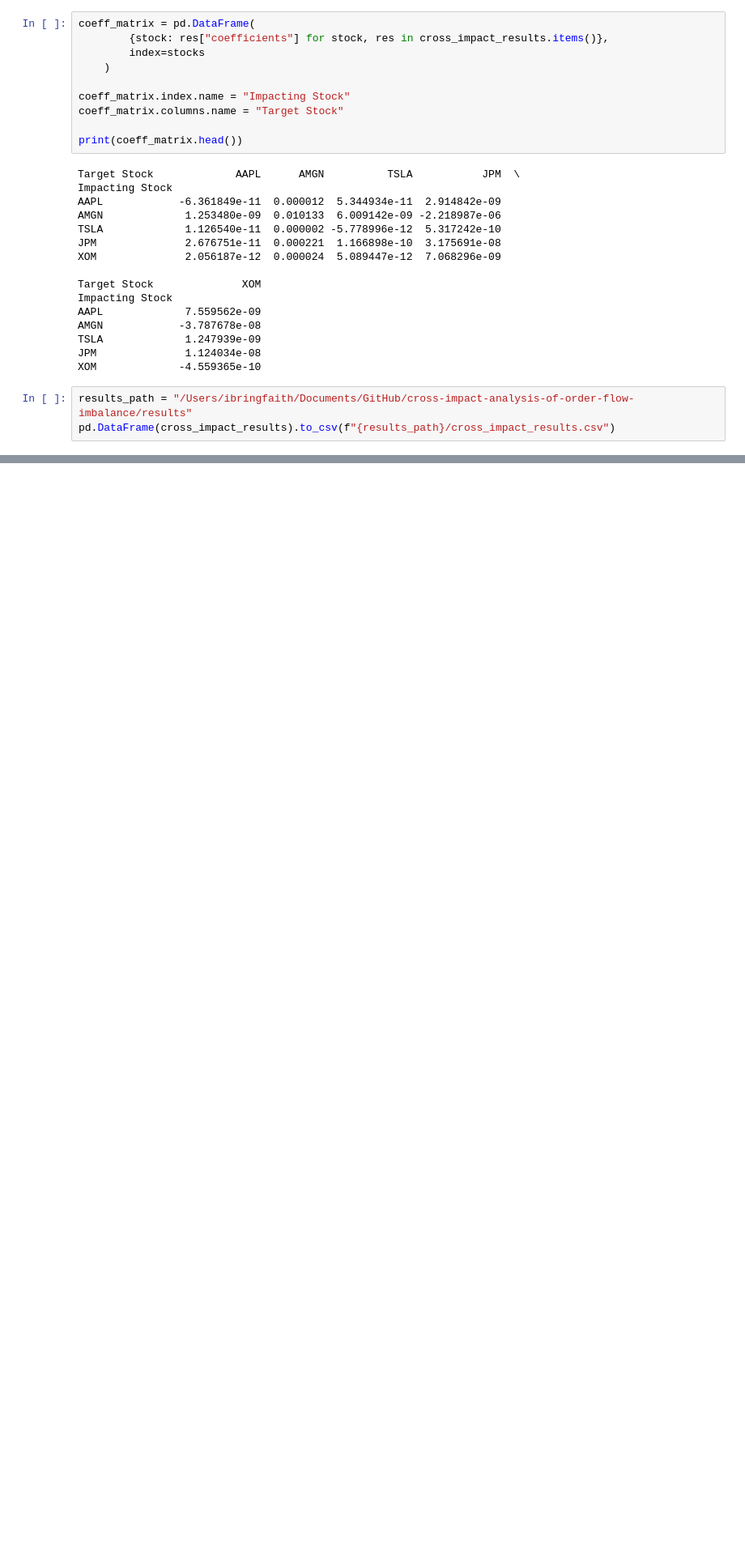
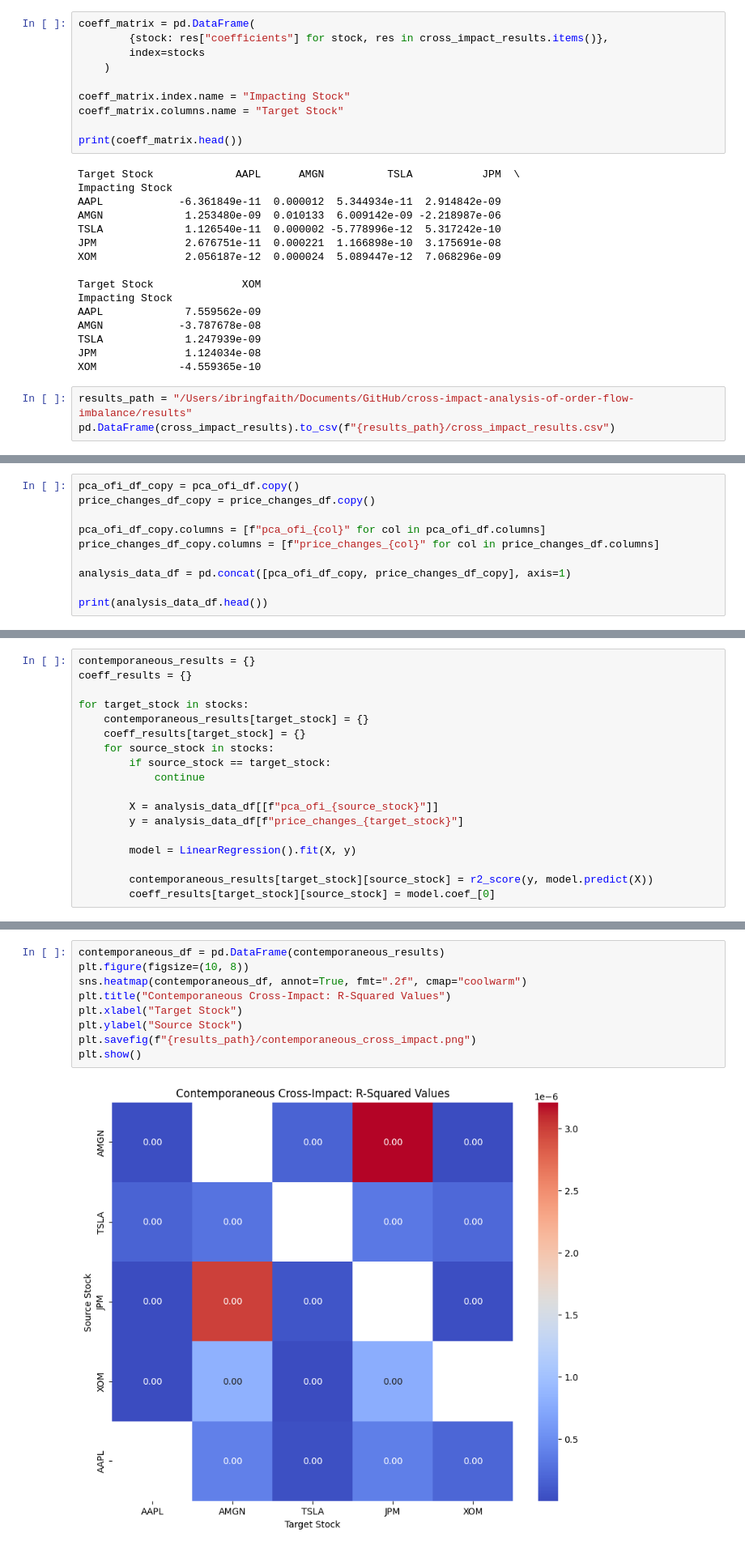
Before and after one commit to ibringfaith/cross-impact-analysis-of-order-flow-imbalance, a Jupyter notebook: notebooks/ofi_analysis.ipynb, the cells around one changed output, grey strips where cells are left out. Shown at 81% size. Drawn from its saved outputs; the diff is of its cells as text; blank space fills up the shorter version.

```diff
--- a/notebooks/ofi_analysis.ipynb
+++ b/notebooks/ofi_analysis.ipynb
@@ -305,0 +354,10 @@ pd.DataFrame(cross_impact_results).to_csv(f"{results_path}/cross_impact_results.
+# %%
+pca_ofi_df_copy = pca_ofi_df.copy()
+price_changes_df_copy = price_changes_df.copy()
+
+pca_ofi_df_copy.columns = [f"pca_ofi_{col}" for col in pca_ofi_df.columns]
+price_changes_df_copy.columns = [f"price_changes_{col}" for col in price_changes_df.columns]
+
+analysis_data_df = pd.concat([pca_ofi_df_copy, price_changes_df_copy], axis=1)
+
+print(analysis_data_df.head())
@@ -305,0 +385,18 @@ pd.DataFrame(cross_impact_results).to_csv(f"{results_path}/cross_impact_results.
+# %%
+contemporaneous_results = {}
+coeff_results = {}
+
+for target_stock in stocks:
+    contemporaneous_results[target_stock] = {}
+    coeff_results[target_stock] = {}
+    for source_stock in stocks:
+        if source_stock == target_stock:
+            continue
+
+        X = analysis_data_df[[f"pca_ofi_{source_stock}"]]
+        y = analysis_data_df[f"price_changes_{target_stock}"]
+
+        model = LinearRegression().fit(X, y)
+
+        contemporaneous_results[target_stock][source_stock] = r2_score(y, model.predict(X))
+        coeff_results[target_stock][source_stock] = model.coef_[0]
@@ -305,0 +409,11 @@ pd.DataFrame(cross_impact_results).to_csv(f"{results_path}/cross_impact_results.
+# %%
+contemporaneous_df = pd.DataFrame(contemporaneous_results)
+plt.figure(figsize=(10, 8))
+sns.heatmap(contemporaneous_df, annot=True, fmt=".2f", cmap="coolwarm")
+plt.title("Contemporaneous Cross-Impact: R-Squared Values")
+plt.xlabel("Target Stock")
+plt.ylabel("Source Stock")
+plt.savefig(f"{results_path}/contemporaneous_cross_impact.png")
+plt.show()
+# %% [output]
+[figure, added]
```
Also changed, not shown: parts of 19 cells of this notebook.
